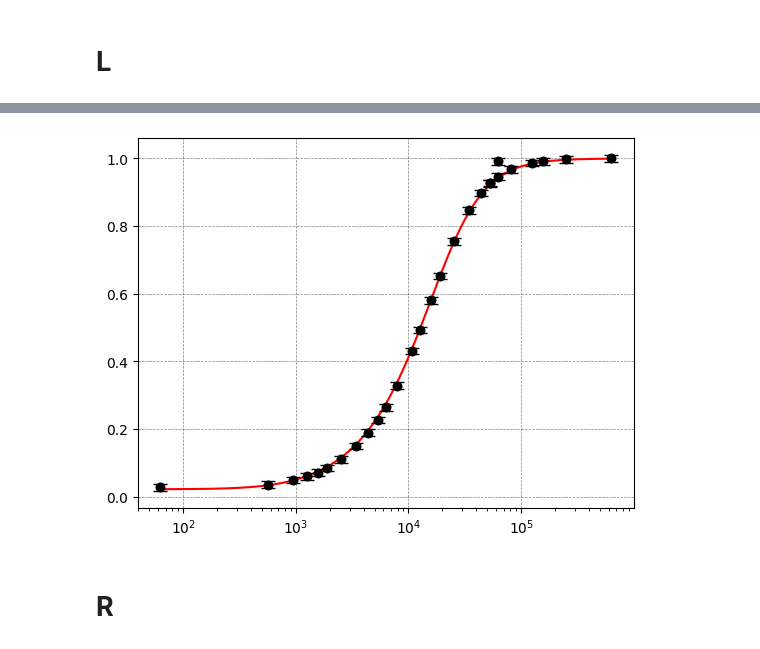
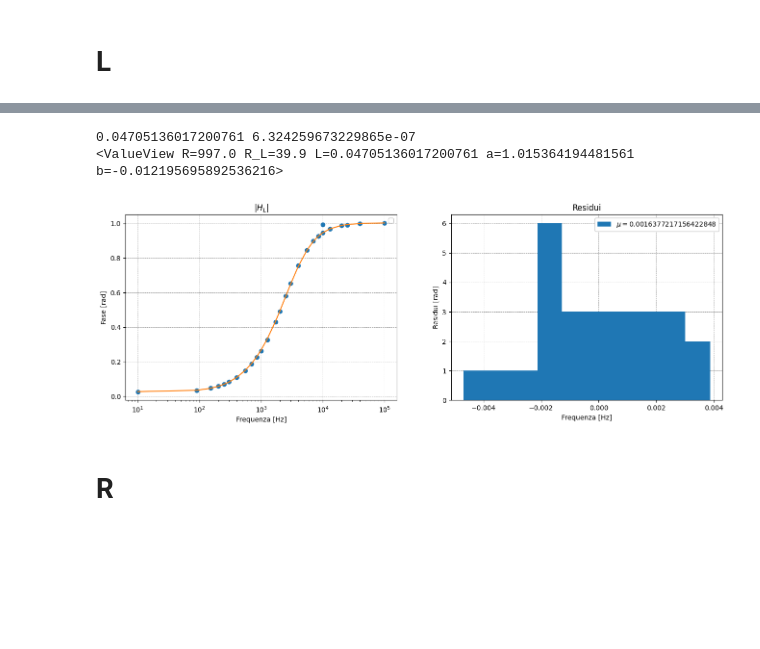
Before and after one commit to Yedi278/Lab2, a Jupyter notebook: Circuiti_3/RL.ipynb, the cells around one changed output, grey strips where cells are left out. Saved outputs shown, nothing was run; the diff lists cells and outputs as text; code cells hidden in the pictures; blank space fills up the shorter version.

```diff
--- a/Circuiti_3/RL.ipynb
+++ b/Circuiti_3/RL.ipynb
@@ -183,32 +159,41 @@ m.hesse()
-# %%
-f_m = Fit(freqs*2*np.pi, V_l, G_L, 0.01, kwargs={'R':1e3, 'R_L':50, 'L':0.04})
-f_m.fit()
-f_m.visualize(npoints=30000)
-plt.xscale('log')
-# %% [output]
-[figure, removed]
+# %%
+c = LeastSquares(freqs[_i_range]*2*np.pi, V_l[_i_range], V_l_err[_i_range], G_L)
+f_m = Minuit(c, R=997, R_L=39.9, L=0.04, a=1, b=0)
+f_m.fixed['R','R_L'] = True
+f_m.migrad()
+f_m.minos()
+f_m.hesse()
+
+print(f_m.values['L'], f_m.errors['L'])
+print(f_m.values)
+# %% [output]
+0.04705136017200761 6.324259673229865e-07
+<ValueView R=997.0 R_L=39.9 L=0.04705136017200761 a=1.015364194481561 b=-0.012195695892536216>
 # %%
-# x = np.linspace(np.min(freqs[1:]),np.max(freqs[1:]),1000000)
-# plt.subplots(1,2,figsize=(16,5))
+x = np.linspace(np.min(freqs),np.max(freqs),100000)
+plt.subplots(1,2,figsize=(16,5))
 
-# plt.subplot(1,2,1)
-# plt.plot(freqs[1:], V_l[1:], 'o--', lw=1, label='Dati', c='k')
-# plt.plot(x, G_L(x*2*np.pi, **f_m.values), label='Fit', c='r')
+plt.subplot(1,2,1)
+plt.plot(freqs, V_l, 'o', lw=1)
+plt.plot(freqs, G_L(freqs*2*np.pi, **f_m.values.to_dict()))
+plt.title('$|H_L|$')
+plt.xlabel('Frequenza [Hz]')
+plt.ylabel('Fase [rad]')
+plt.xscale('log')
+plt.legend()
+
+plt.subplot(1,2,2)
+res = V_l - G_L(freqs*2*np.pi, **f_m.values.to_dict())
+# plt.plot(freqs[_i_range], res[_i_range], 'o--', lw=1)
 # plt.xscale('log')
-# plt.title("$|H_L|$")
-# plt.xlabel('Frequency [Hz]')
-# plt.ylabel('Amplitude [V]')
-# plt.legend()
-
-# plt.subplot(1,2,2)
-# plt.plot(freqs[1:], -fase_l[1:] + np.pi*2,'o', lw=1, label='Dati', c='k')
-# plt.plot(x, fase_L(x*2*np.pi, **f_f.values), label='Fit', c='r')
-# plt.scatter(freqs[-6], -fase_l[-6] + np.pi*2, marker='x', s=100, color='red', label='Punto scartato')
-# plt.xscale('log')
-# plt.title('$\phi_L$')
-# plt.xlabel('Frequency [Hz]')
-# plt.ylabel('Phase [rad]')
-# plt.legend()
+plt.hist(res[_i_range], bins=10)
+plt.title('Residui')
+plt.xlabel('Frequenza [Hz]')
+plt.ylabel('Residui [rad]')
+plt.legend([f'$\mu = {np.mean(res)}$'])
+plt.savefig('imgs/RL/H_L_mod.pdf', bbox_inches='tight')
+# %% [output]
+[figure, added]
 # %% [markdown]
 # R
 # %%
```
Also changed, not shown: parts of 9 cells of this notebook, 3 other files.
